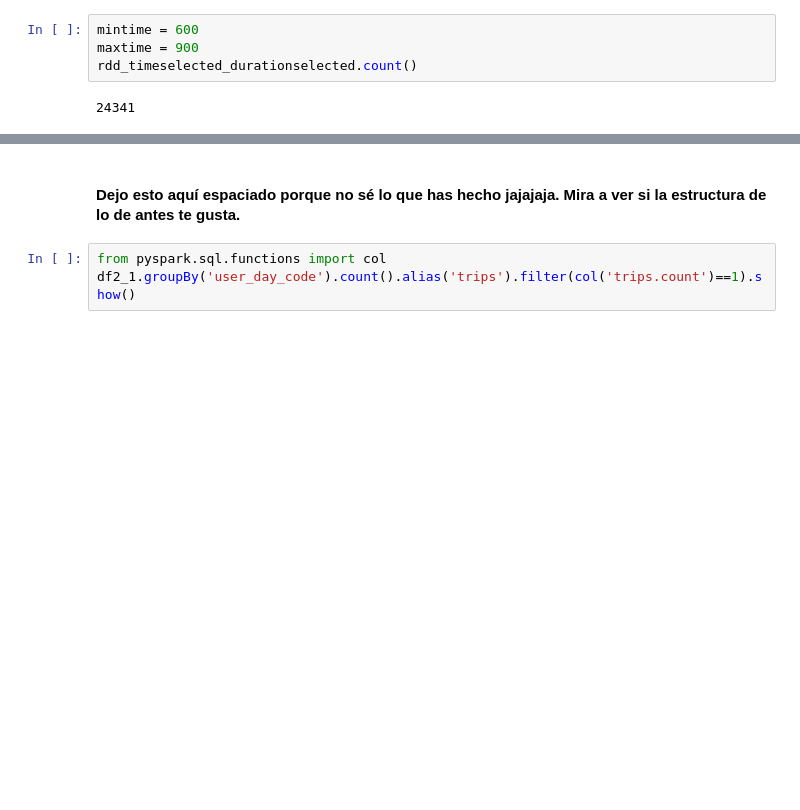
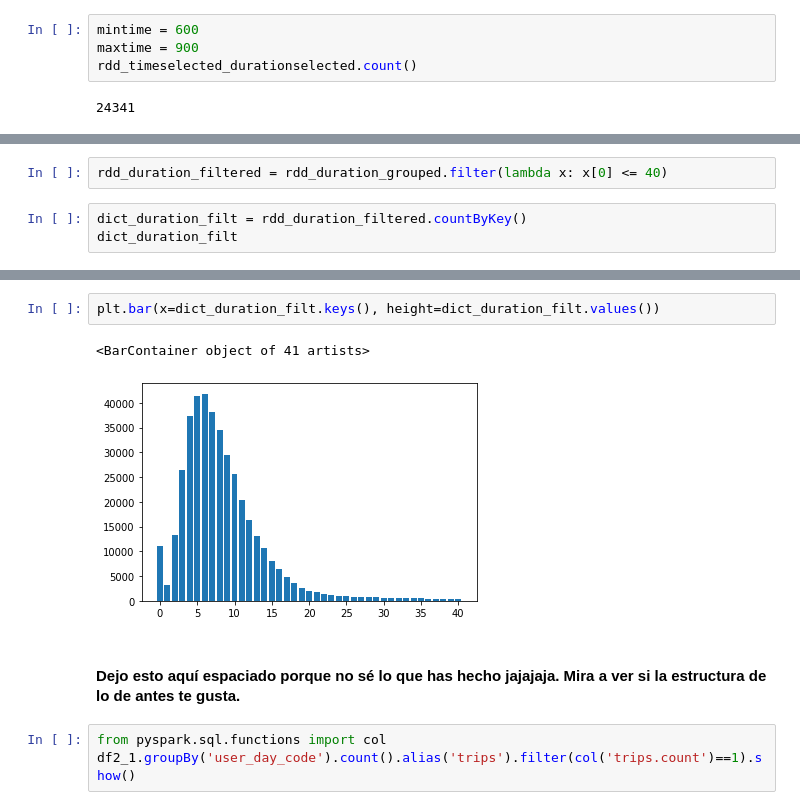
Before and after one commit to sermor04/BigD_BiciMad, a Jupyter notebook: pf_BiciMad.ipynb, the cells around one changed output, grey strips where cells are left out. Drawn from its saved outputs; the diff is of its cells as text; blank space fills up the shorter version.

```diff
--- a/pf_BiciMad.ipynb
+++ b/pf_BiciMad.ipynb
@@ -543,0 +699,5 @@ rdd_timeselected_durationselected.count()
+# %%
+rdd_duration_filtered = rdd_duration_grouped.filter(lambda x: x[0] <= 40)
+# %%
+dict_duration_filt = rdd_duration_filtered.countByKey()
+dict_duration_filt
@@ -544,3 +722,8 @@ rdd_timeselected_durationselected.count()
+# %%
+plt.bar(x=dict_duration_filt.keys(), height=dict_duration_filt.values())
+# %% [output]
+<BarContainer object of 41 artists>
+[figure, added]
 # %% [markdown]
 #### Dejo esto aquí espaciado porque no sé lo que has hecho jajajaja. Mira a ver si la estructura de lo de antes te gusta.
 # %%
```
Also changed, not shown: parts of 31 cells of this notebook.
